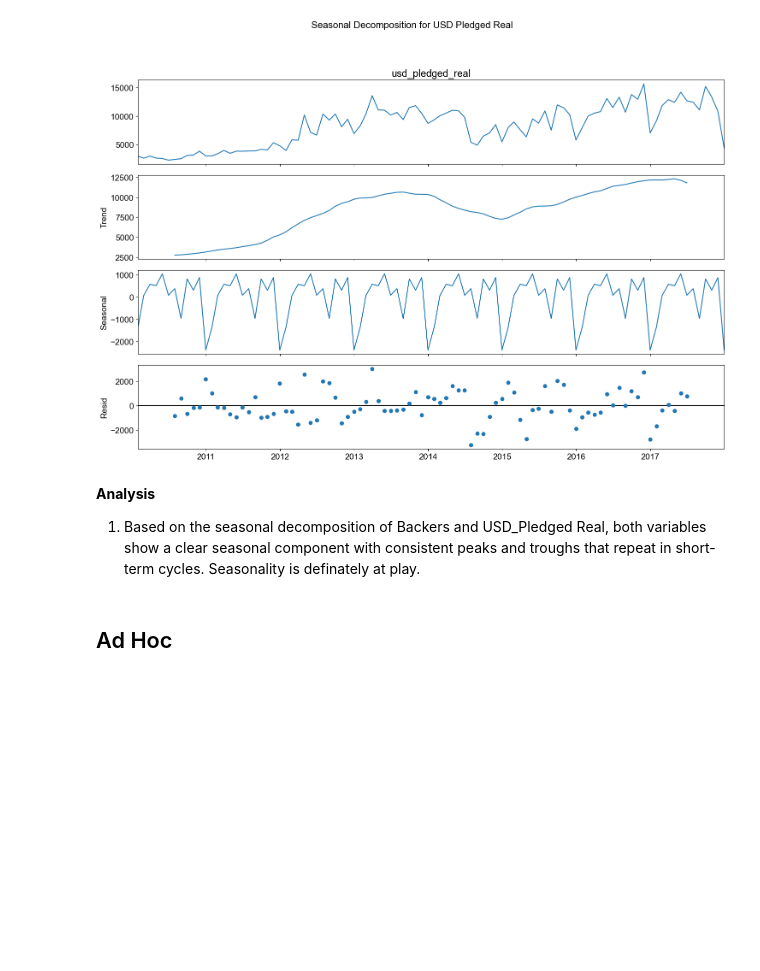
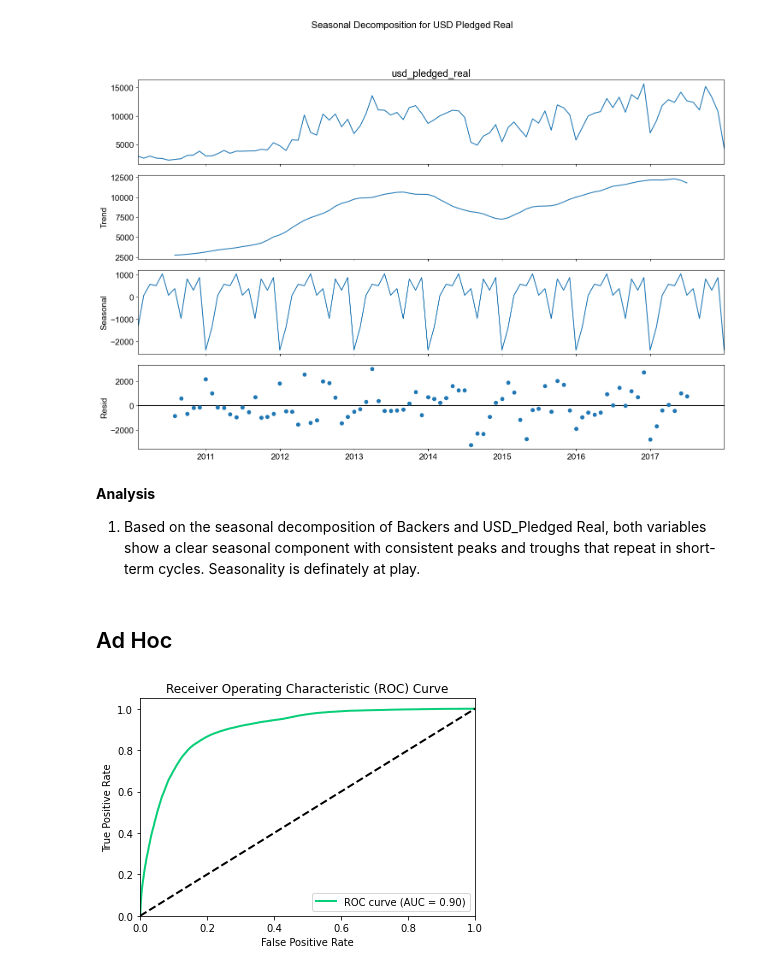
Before and after one commit to franklinjtan/Kickstarter-Analytics, a Jupyter notebook: modeling/Final.ipynb, the cells around one changed output. Drawn from its saved outputs; the diff is of its cells as text; code cells hidden in the pictures; blank space fills up the shorter version.

```diff
--- a/modeling/Final.ipynb
+++ b/modeling/Final.ipynb
@@ -143,19 +143,5 @@ y = df2['target']
 
 # Separate the numerical columns to be standardized
 num_cols = ['usd_goal_real', 'usd_pledged_real', 'backers', 'duration']
-
-# Standardize the numerical columns
-scaler = StandardScaler()
-X[num_cols] = scaler.fit_transform(X[num_cols])
-
-# Apply log1p transformation to each numerical feature
-for col in num_cols:
-    X[col] = X[col].apply(lambda x: np.log1p(x) if x >= -1 else x)
-
-# Create an imputer object that will impute 'NaN' values with the mean
-imputer = SimpleImputer(missing_values=np.nan, strategy='mean')
-
-# Apply the imputer to your dataframe
-X = pd.DataFrame(imputer.fit_transform(X), columns=X.columns)
 # %% [output]
 <class 'pandas.core.frame.DataFrame'>
@@ -715,0 +725,38 @@ data_2017.to_csv('usd_pledged_data_2017.csv')
+# %%
+## Logistic Regression Curve
+import matplotlib.pyplot as plt
+import numpy as np
+from sklearn.linear_model import LogisticRegression
+from sklearn.model_selection import train_test_split
+from sklearn.metrics import roc_curve, auc
+
+# Split the Data
+X_train, X_test, y_train, y_test = train_test_split(X, y, test_size=0.3, random_state=120)
+
+# Create and Fit the Logistic Regression Model
+logistic_model = LogisticRegression(random_state=120, class_weight='balanced')
+logistic_model.fit(X_train, y_train)
+
+# Make Predictions on the Test Data
+y_pred_logistic = logistic_model.predict(X_test)
+
+# Calculate the probability scores for positive class
+y_probs = logistic_model.predict_proba(X_test)[:, 1]
+
+# Compute ROC curve and AUC
+fpr, tpr, thresholds = roc_curve(y_test, y_probs)
+roc_auc = auc(fpr, tpr)
+
+# Plot ROC curve
+plt.figure()
+plt.plot(fpr, tpr, color='#09CE78', lw=2, label='ROC curve (AUC = {:.2f})'.format(roc_auc))
+plt.plot([0, 1], [0, 1], color='black', lw=2, linestyle='--')
+plt.xlim([0.0, 1.0])
+plt.ylim([0.0, 1.05])
+plt.xlabel('False Positive Rate')
+plt.ylabel('True Positive Rate')
+plt.title('Receiver Operating Characteristic (ROC) Curve')
+plt.legend(loc='lower right')
+plt.show()
+# %% [output]
+[figure, added]
```
Also changed, not shown: parts of 8 cells of this notebook, 2 other files.
